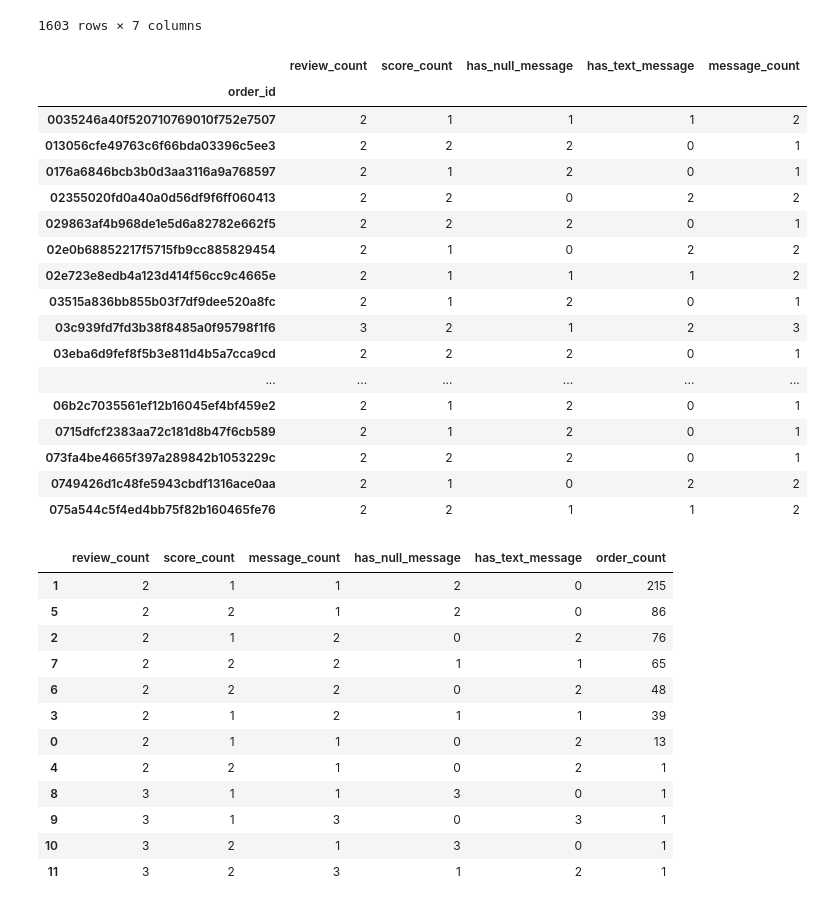
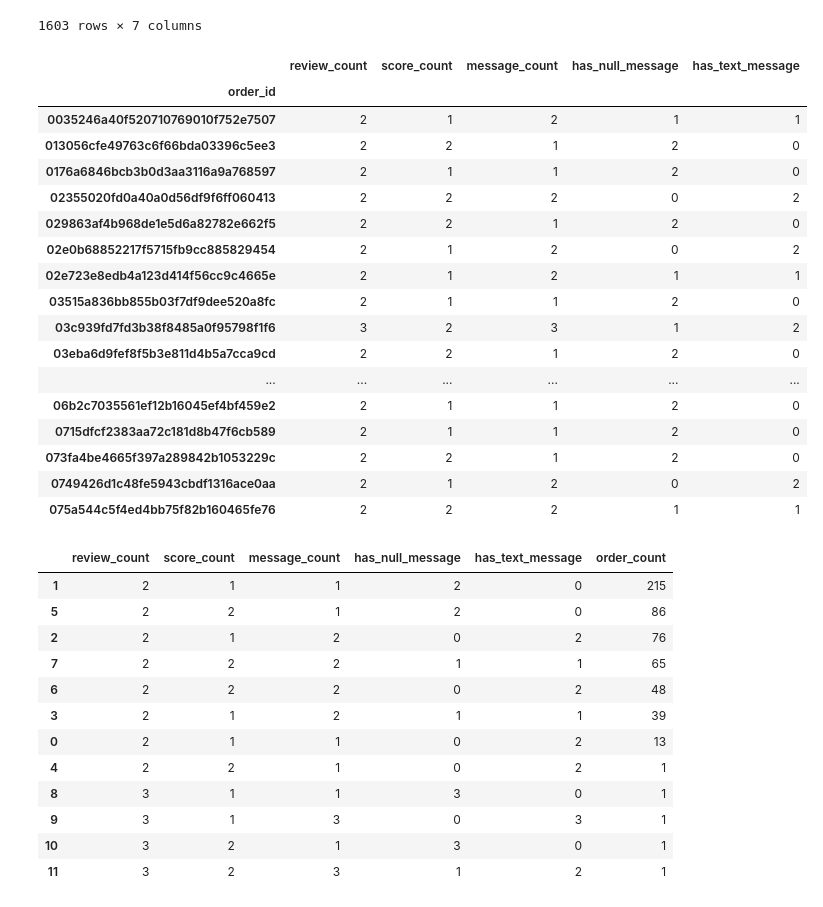
Before and after one commit to Hna2005/ecommerce-operations-analysis, a Jupyter notebook: notebooks/01-data-audit.ipynb, the cells around one changed output. Saved outputs shown, nothing was run; the diff lists cells and outputs as text; code cells hidden in the pictures.

Commit message:
fix: review_id

```diff
--- a/notebooks/01-data-audit.ipynb
+++ b/notebooks/01-data-audit.ipynb
@@ -245,5 +275,5 @@ validate_relationships(datasets, relationships)
 # %%
-reviews = datasets["olist_order_reviews_dataset"]
+reviews = datasets["olist_order_reviews_dataset"].copy()
 
 duplicate_review_ids = (
     reviews[reviews["review_id"].duplicated(keep=False)]
@@ -265,48 +295,38 @@ duplicate_review_ids
 | 73951 | ffb8cff872a625632ac983eb1f88843c | c44883fc2529b4aa03ca90e7e09d95b6 | 3 | NaN | NaN | 2017-07-22 00:00:00 | ... |
 | 1985 | ffb8cff872a625632ac983eb1f88843c | c88b1d1b157a9999ce368f218a407141 | 3 | NaN | NaN | 2017-07-22 00:00:00 | ... |
 1603 rows × 7 columns
-# %%
-review_group = reviews.groupby("order_id").agg(
-    review_count=("review_id", "count"),
-    score_count=("review_score", "nunique"),
-    message_count=("review_comment_message", "nunique"),
-
-    has_null_message=("review_comment_message", lambda s: s.isna().sum()),
-    has_text_message=("review_comment_message", lambda s: s.notna().sum()),
-)
-
-review_group["message_count_fixed"] = (
-    reviews
-    .assign(_msg=reviews["review_comment_message"].fillna("__NULL__"))
-    .groupby("order_id")["_msg"]
-    .nunique()
-)
-
-review_group = review_group.drop(columns=["message_count"])
-review_group = review_group.rename(
-    columns={"message_count_fixed": "message_unique_count"}
-)
-
-review_group.query("review_count > 1").head(20)
-# %% [output]
-|  | review_count | score_count | has_null_message | has_text_message | message_count |
-| order_id |  |  |  |  |  |
-| 0035246a40f520710769010f752e7507 | 2 | 1 | 1 | 1 | 2 |
-| 013056cfe49763c6f66bda03396c5ee3 | 2 | 2 | 2 | 0 | 1 |
-| 0176a6846bcb3b0d3aa3116a9a768597 | 2 | 1 | 2 | 0 | 1 |
-| 02355020fd0a40a0d56df9f6ff060413 | 2 | 2 | 0 | 2 | 2 |
-| 029863af4b968de1e5d6a82782e662f5 | 2 | 2 | 2 | 0 | 1 |
-| 02e0b68852217f5715fb9cc885829454 | 2 | 1 | 0 | 2 | 2 |
-| 02e723e8edb4a123d414f56cc9c4665e | 2 | 1 | 1 | 1 | 2 |
-| 03515a836bb855b03f7df9dee520a8fc | 2 | 1 | 2 | 0 | 1 |
-| 03c939fd7fd3b38f8485a0f95798f1f6 | 3 | 2 | 1 | 2 | 3 |
-| 03eba6d9fef8f5b3e811d4b5a7cca9cd | 2 | 2 | 2 | 0 | 1 |
-| ... | ... | ... | ... | ... | ... |
-| 06b2c7035561ef12b16045ef4bf459e2 | 2 | 1 | 2 | 0 | 1 |
-| 0715dfcf2383aa72c181d8b47f6cb589 | 2 | 1 | 2 | 0 | 1 |
-| 073fa4be4665f397a289842b1053229c | 2 | 2 | 2 | 0 | 1 |
-| 0749426d1c48fe5943cbdf1316ace0aa | 2 | 1 | 0 | 2 | 2 |
-| 075a544c5f4ed4bb75f82b160465fe76 | 2 | 2 | 1 | 1 | 2 |
+# %%
+reviews["_msg"] = reviews["review_comment_message"].fillna("__NULL__")
+
+review_group = reviews.groupby("order_id").agg(
+    review_count=("review_id", "count"),
+    score_count=("review_score", "nunique"),
+    message_count=("_msg", "nunique"),
+    has_null_message=("review_comment_message", lambda s: s.isna().sum()),
+    has_text_message=("review_comment_message", lambda s: s.notna().sum()),
+)
+
+reviews = reviews.drop(columns="_msg")
+review_group.query("review_count > 1").head(20)
+# %% [output]
+|  | review_count | score_count | message_count | has_null_message | has_text_message |
+| order_id |  |  |  |  |  |
+| 0035246a40f520710769010f752e7507 | 2 | 1 | 2 | 1 | 1 |
+| 013056cfe49763c6f66bda03396c5ee3 | 2 | 2 | 1 | 2 | 0 |
+| 0176a6846bcb3b0d3aa3116a9a768597 | 2 | 1 | 1 | 2 | 0 |
+| 02355020fd0a40a0d56df9f6ff060413 | 2 | 2 | 2 | 0 | 2 |
+| 029863af4b968de1e5d6a82782e662f5 | 2 | 2 | 1 | 2 | 0 |
+| 02e0b68852217f5715fb9cc885829454 | 2 | 1 | 2 | 0 | 2 |
+| 02e723e8edb4a123d414f56cc9c4665e | 2 | 1 | 2 | 1 | 1 |
+| 03515a836bb855b03f7df9dee520a8fc | 2 | 1 | 1 | 2 | 0 |
+| 03c939fd7fd3b38f8485a0f95798f1f6 | 3 | 2 | 3 | 1 | 2 |
+| 03eba6d9fef8f5b3e811d4b5a7cca9cd | 2 | 2 | 1 | 2 | 0 |
+| ... | ... | ... | ... | ... | ... |
+| 06b2c7035561ef12b16045ef4bf459e2 | 2 | 1 | 1 | 2 | 0 |
+| 0715dfcf2383aa72c181d8b47f6cb589 | 2 | 1 | 1 | 2 | 0 |
+| 073fa4be4665f397a289842b1053229c | 2 | 2 | 1 | 2 | 0 |
+| 0749426d1c48fe5943cbdf1316ace0aa | 2 | 1 | 2 | 0 | 2 |
+| 075a544c5f4ed4bb75f82b160465fe76 | 2 | 2 | 2 | 1 | 1 |
 # %%
 pattern_counts_v2 = (
     review_group
```
Also changed, not shown: parts of 12 cells of this notebook.
